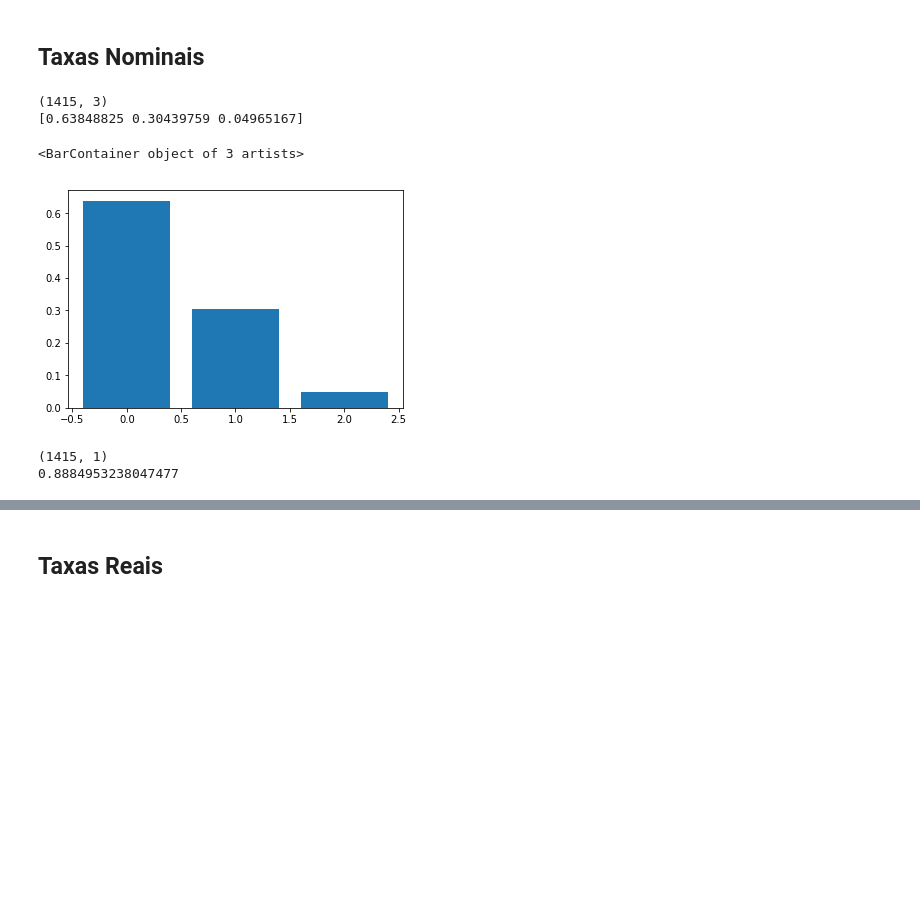
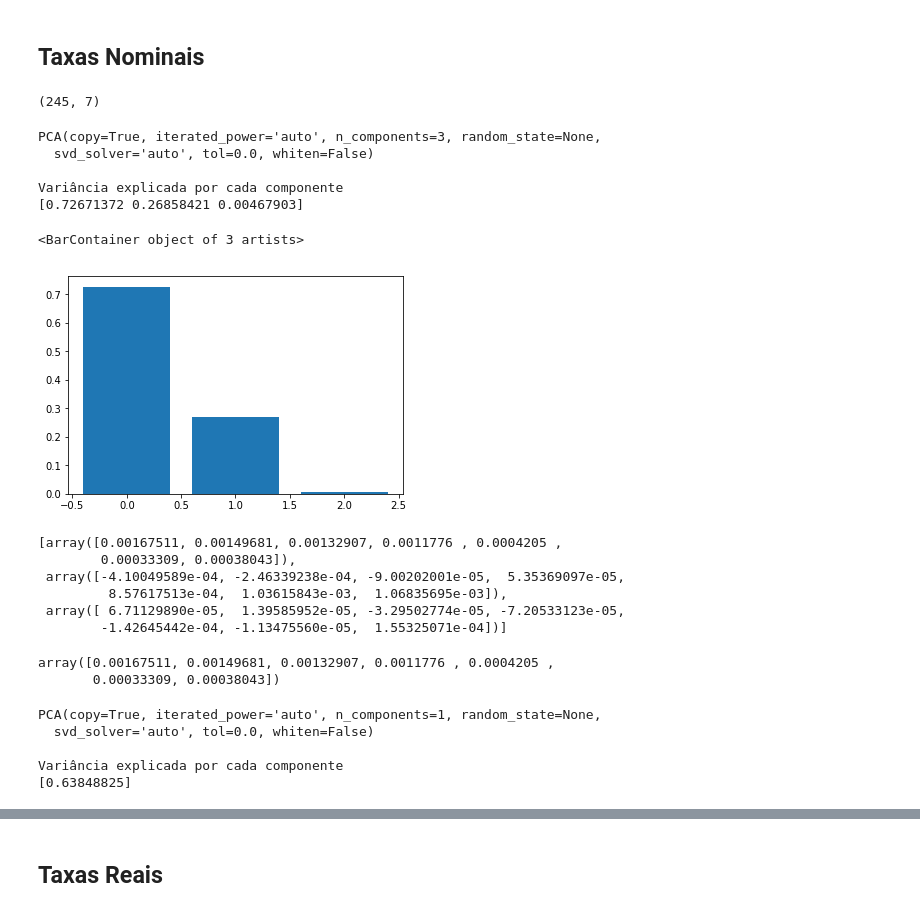
Before and after one commit to vantonini/tese_fgv, a Jupyter notebook: notebooks/CalculaPCA.ipynb, the cells around one changed output, grey strips where cells are left out. Cells and saved outputs as stored; diff of their text form; code cells hidden in the pictures; blank space fills up the shorter version.

```diff
--- a/notebooks/CalculaPCA.ipynb
+++ b/notebooks/CalculaPCA.ipynb
@@ -16,7 +16,9 @@ OUTPUT_PATH = "D:\\Documents\\JupyterNB\\tese_fgv\\dados\\dados_tratados\\"
 list_ = []
 
 for filename in os.listdir(INPUT_PATH_NOMINAL):
-    if "Original" not in filename:
+#     print(filename)
+    if (("Original" not in filename) and (".csv" in filename)) :
+#         print(filename)
         list_.append(pd.read_csv(INPUT_PATH_NOMINAL + filename, index_col='Dia'))
 
 dfNominalFixo = pd.concat(list_, sort=False)
@@ -27,11 +29,17 @@ dfNominalFixo.index = pd.to_datetime(dfNominalFixo.index)
 list_ = []
 
 for filename in os.listdir(INPUT_PATH_REAL):
-    if "Original" not in filename:
+    if ("Original" not in filename) and (".csv" in filename):
+#         print(filename)
         list_.append(pd.read_csv(INPUT_PATH_REAL + filename, index_col='Dia'))
 
 dfRealFixo = pd.concat(list_, sort=False)
 dfRealFixo.index = pd.to_datetime(dfRealFixo.index)
+# %%
+# Transformo as taxas de capitalizacao anual para continua
+# tc = ln(ta + 1)
+dfRealFixo = np.log(dfRealFixo + 1)
+dfNominalFixo = np.log(dfNominalFixo + 1)
 # %%
 print(dfNominalFixo.head())
 
@@ -157,42 +168,79 @@ from sklearn.decomposition import PCA
 ## Taxas Nominais
 # %%
 # Cálculo das diferenças
-dfDiff = dfNominalFixo.diff().dropna()
-dfDiff.shape
+dfDiff = dfNominalFixo['2017':'2017'].diff().dropna()
+print(dfDiff.shape)
 
-# Cálculo da Matrix de Covariância de média 0 e variância 1
-n_samples = dfDiff.shape[0]
+# Cálculo da Matrix de Covariância de média 0
+# n_samples = dfDiff.shape[0]
 dfDiffNormCenter = dfDiff - np.mean(dfDiff, axis =0)
 # covMatrix = np.dot(dfDiffNormCenter.T,dfDiffNormCenter) / n_samples
+# %% [output]
+(245, 7)
 # %%
 # Escolha da quantidade de componentes desejados
 pca3 = PCA(n_components=3)
-dfDiffReduzida = pca3.fit_transform(dfDiffNormCenter)
+dfDiffReduzida = pca3.fit(dfDiffNormCenter)
 
-# Redução do Dataframe
-print(dfDiffReduzida.shape)
+# # Redução do Dataframe
+print(dfDiffReduzida, '\n')
 
 # Variância explicada pelo modelo com certa quantidade de componentes
+print("Variância explicada por cada componente")
 print(pca3.explained_variance_ratio_)
 
 # Em forma de gráfico, a participação de cada componente
 features = range(pca3.n_components_)
 plt.bar(features, pca3.explained_variance_ratio_)
 # %% [output]
-(1415, 3)
-[0.63848825 0.30439759 0.04965167]
+PCA(copy=True, iterated_power='auto', n_components=3, random_state=None,
+  svd_solver='auto', tol=0.0, whiten=False)
+
+Variância explicada por cada componente
+[0.72671372 0.26858421 0.00467903]
 <BarContainer object of 3 artists>
-[figure, old version]
+[figure, new version]
+# %%
+# print(pca3.components_) # autovetor
+# print(" "*10)
+# print(pca3.explained_variance_) # autovalor
+
+# Calculo da Vol
+# Para cada componente, eu tenho um autovetor e um autovalor associado
+# o tamanho do autovetor é igual ao número de vctos (ou vértices) utilizados
+# definidos durante o processo de cálculo das txs forwards históricas
+componentes3 = []
+for eigenvalue, eigenvector in zip(pca3.explained_variance_, pca3.components_):
+    componentes3.append(np.dot(eigenvalue ** (1/2),eigenvector))
+componentes3
+# %% [output]
+[array([0.00167511, 0.00149681, 0.00132907, 0.0011776 , 0.0004205 ,
+        0.00033309, 0.00038043]),
+ array([-4.10049589e-04, -2.46339238e-04, -9.00202001e-05,  5.35369097e-05,
+         8.57617513e-04,  1.03615843e-03,  1.06835695e-03]),
+ array([ 6.71129890e-05,  1.39585952e-05, -3.29502774e-05, -7.20533123e-05,
+        -1.42645442e-04, -1.13475560e-05,  1.55325071e-04])]
+# %%
+# pca3.components_[0]
+# pca3.explained_variance_[0]
+(pca3.explained_variance_[0] **(1/2)) * pca3.components_[0]
+# %% [output]
+array([0.00167511, 0.00149681, 0.00132907, 0.0011776 , 0.0004205 ,
+       0.00033309, 0.00038043])
 # %%
 # Modelo com n=1 componente
 pca1 = PCA(n_components=1)
-dfDiffReduzida = pca1.fit_transform(dfDiffNormCenter)
+dfDiffReduzida = pca1.fit(dfDiffNormCenter)
 
 # Redução do Dataframe
-print(dfDiffReduzida.shape)
+print(dfDiffReduzida, '\n')
 
 # Variância explicada pelo modelo com certa quantidade de componentes
-print(pca1.explained_variance_ratio_.cumsum().max())
+print("Variância explicada por cada componente")
+print(pca1.explained_variance_ratio_)
 # %% [output]
-(1415, 1)
-0.8884953238047477
+PCA(copy=True, iterated_power='auto', n_components=1, random_state=None,
+  svd_solver='auto', tol=0.0, whiten=False)
+
+Variância explicada por cada componente
+[0.63848825]
```
Also changed, not shown: parts of 43 cells of this notebook, 3 other files.
